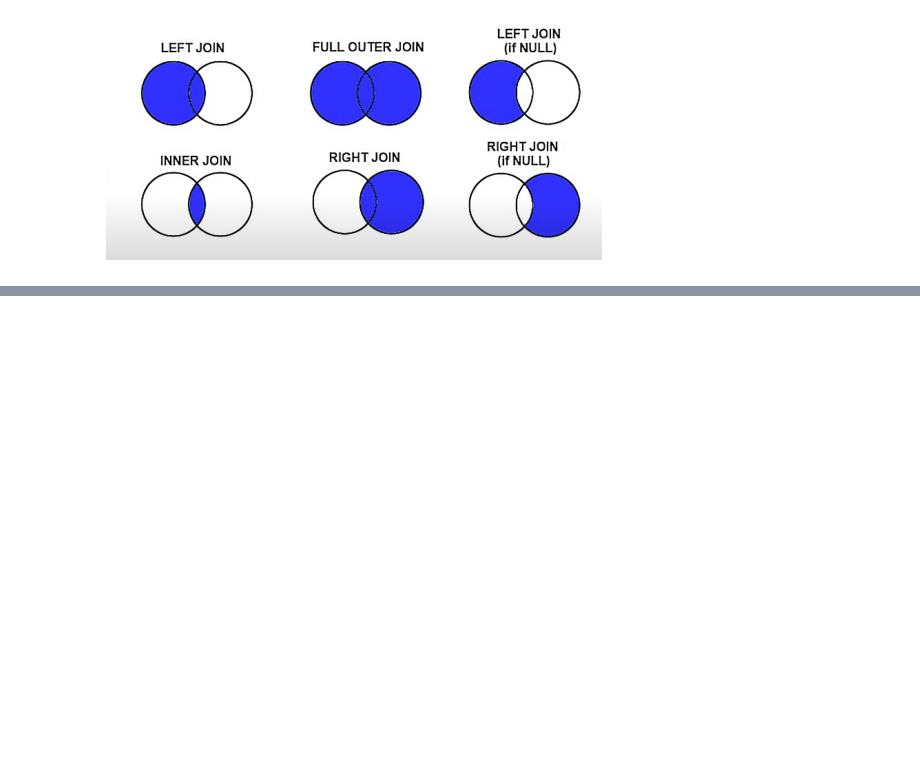
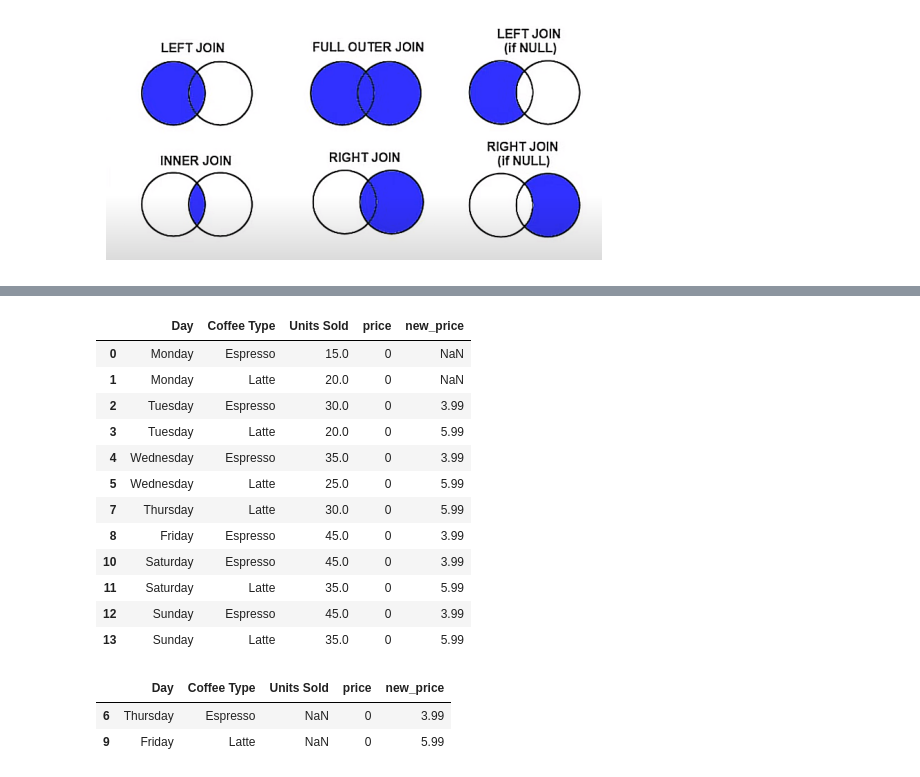
Before and after one commit to AleksandraJuras2000/Practice_Python, a Jupyter notebook: zad1.ipynb, the cells around one changed output, grey strips where cells are left out. Cells and saved outputs as stored; diff of their text form; code cells hidden in the pictures; blank space fills up the shorter version.

```diff
--- a/zad1.ipynb
+++ b/zad1.ipynb
@@ -1447,0 +1551,22 @@ bios_new.head()
+# %%
+coffee.dropna(subset = ['Units Sold']) # usuwa na ale biorąc pod uwage tylko jedna kolumne(inplace = True), aby zmienic na oryginał
+# %% [output]
+|  | Day | Coffee Type | Units Sold | price | new_price |
+| 0 | Monday | Espresso | 15.0 | 0 | NaN |
+| 1 | Monday | Latte | 20.0 | 0 | NaN |
+| 2 | Tuesday | Espresso | 30.0 | 0 | 3.99 |
+| 3 | Tuesday | Latte | 20.0 | 0 | 5.99 |
+| 4 | Wednesday | Espresso | 35.0 | 0 | 3.99 |
+| 5 | Wednesday | Latte | 25.0 | 0 | 5.99 |
+| 7 | Thursday | Latte | 30.0 | 0 | 5.99 |
+| 8 | Friday | Espresso | 45.0 | 0 | 3.99 |
+| 10 | Saturday | Espresso | 45.0 | 0 | 3.99 |
+| 11 | Saturday | Latte | 35.0 | 0 | 5.99 |
+| 12 | Sunday | Espresso | 45.0 | 0 | 3.99 |
+| 13 | Sunday | Latte | 35.0 | 0 | 5.99 |
+# %%
+coffee[coffee['Units Sold'].isna()]
+# %% [output]
+|  | Day | Coffee Type | Units Sold | price | new_price |
+| 6 | Thursday | Espresso | NaN | 0 | 3.99 |
+| 9 | Friday | Latte | NaN | 0 | 5.99 |
```
Also changed, not shown: parts of 29 cells of this notebook.
